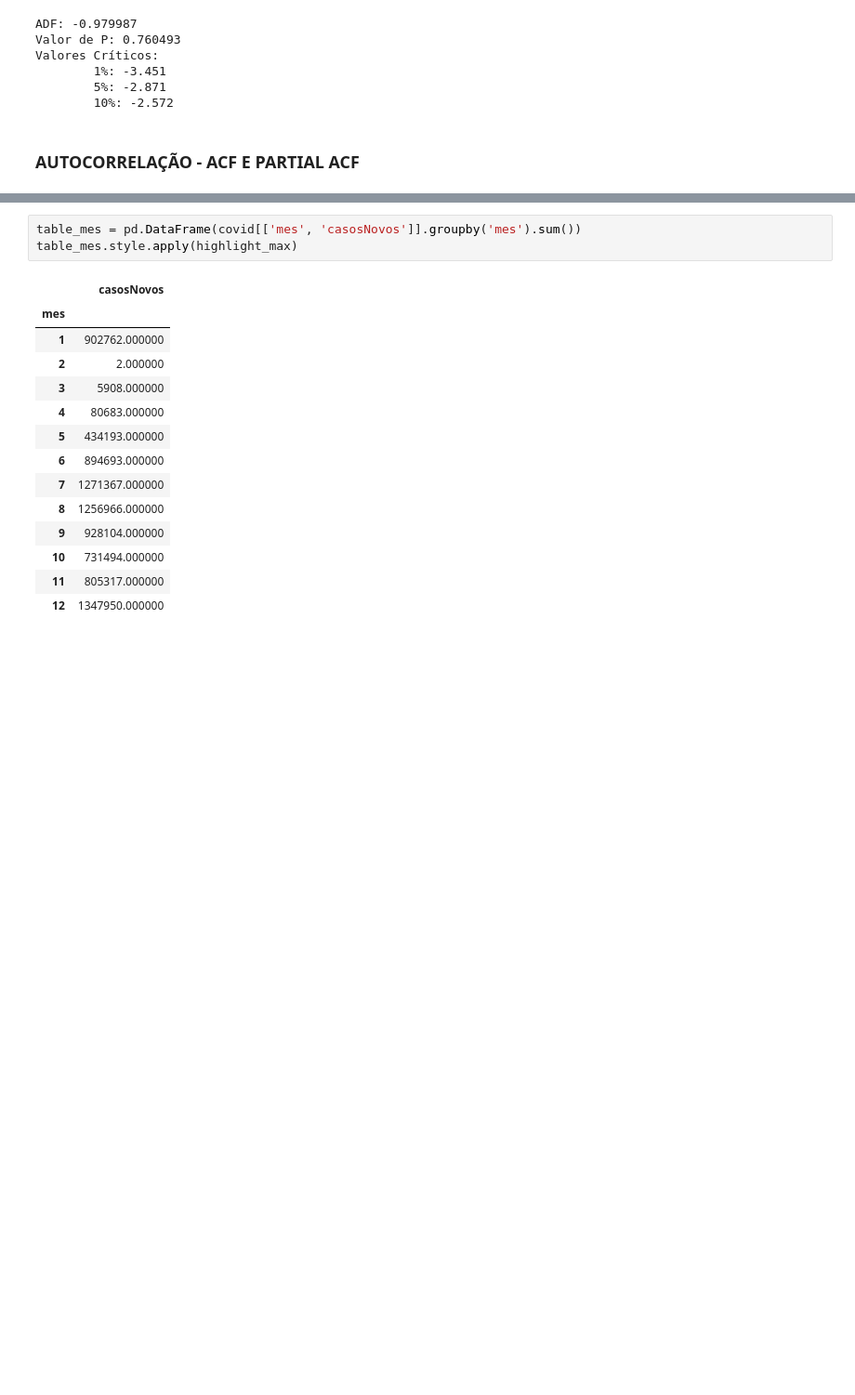
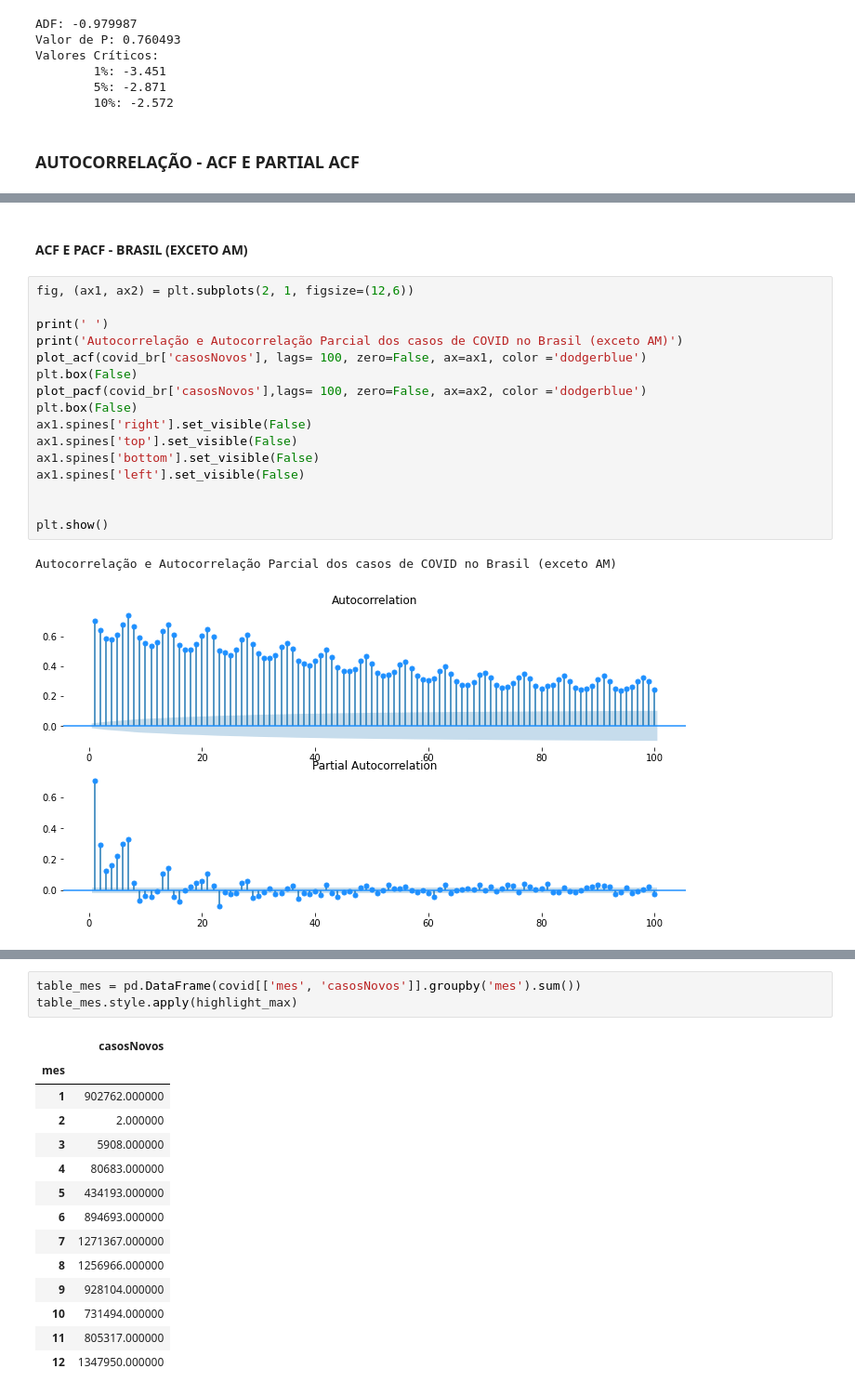
Before and after one commit to daianeklein/bootcamp-Alura, a Jupyter notebook: Desafio-Modulo4.ipynb, the cells around one changed output, grey strips where cells are left out. Shown at 93% size. Cells and saved outputs as stored; diff of their text form; blank space fills up the shorter version.

```diff
--- a/Desafio-Modulo4.ipynb
+++ b/Desafio-Modulo4.ipynb
@@ -1100,0 +1116,21 @@ autocorrelation_plot(covid_am['casosNovos'])
+# %% [markdown]
+#### ACF E PACF - BRASIL (EXCETO AM)
+# %%
+fig, (ax1, ax2) = plt.subplots(2, 1, figsize=(12,6))
+
+print(' ')
+print('Autocorrelação e Autocorrelação Parcial dos casos de COVID no Brasil (exceto AM)')
+plot_acf(covid_br['casosNovos'], lags= 100, zero=False, ax=ax1, color ='dodgerblue')
+plt.box(False)
+plot_pacf(covid_br['casosNovos'],lags= 100, zero=False, ax=ax2, color ='dodgerblue')
+plt.box(False)
+ax1.spines['right'].set_visible(False)
+ax1.spines['top'].set_visible(False)
+ax1.spines['bottom'].set_visible(False)
+ax1.spines['left'].set_visible(False)
+
+
+plt.show()
+# %% [output]
+Autocorrelação e Autocorrelação Parcial dos casos de COVID no Brasil (exceto AM)
+[figure, added]
```
Also changed, not shown: parts of 14 cells of this notebook.
